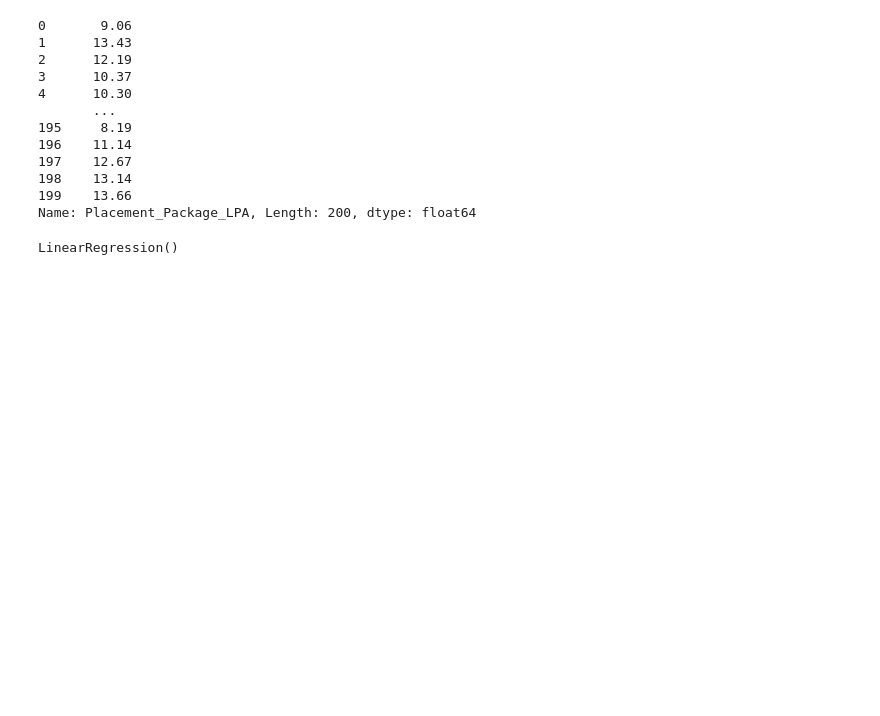
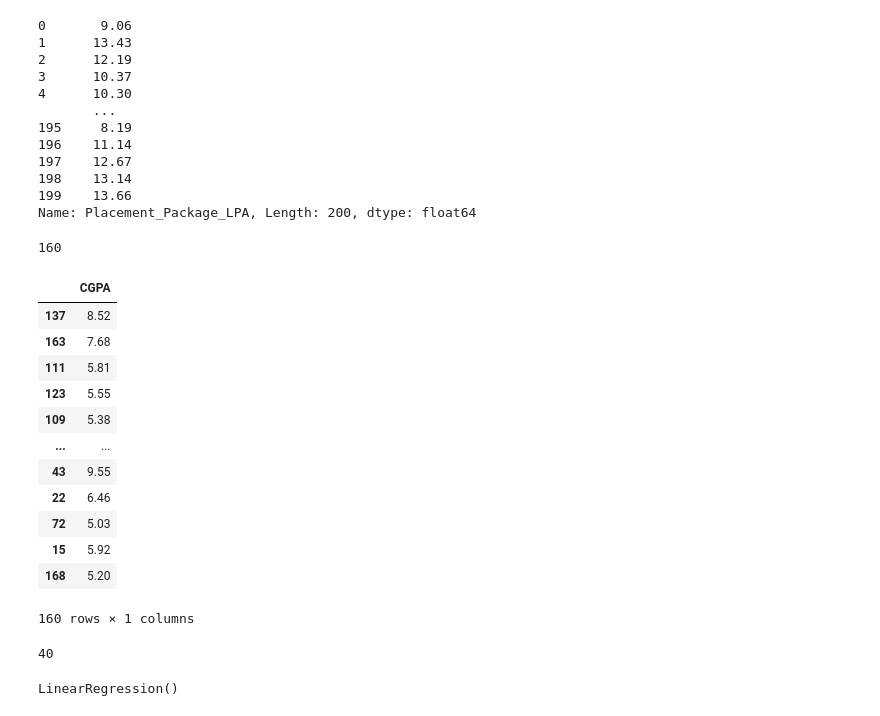
Before and after one commit to nikhilbishnoi-473/Python, a Jupyter notebook: linearRegression/linearRegressionCumpus.ipynb, the cells around one changed output. Cells and saved outputs as stored; diff of their text form; code cells hidden in the pictures; blank space fills up the shorter version.

```diff
--- a/linearRegression/linearRegressionCumpus.ipynb
+++ b/linearRegression/linearRegressionCumpus.ipynb
@@ -3,7 +3,7 @@ import numpy as np
 import pandas as pd
 import matplotlib.pyplot as plt
 # %%
-df = pd.read_csv('/Users/nikhilbishnoi/Desktop/python/placement_data.csv/placement_data.csv')
+df = pd.read_csv('/Users/nikhilbishnoi/Desktop - Nikhil’s MacBook Air - 1/python/placement_data.csv/placement_data.csv')
 df.head()
 # %% [output]
 |  | CGPA | Placement_Package_LPA |
@@ -56,6 +56,30 @@ Name: Placement_Package_LPA, Length: 200, dtype: float64
 # %%
 from sklearn.model_selection import train_test_split
 X_train, X_test, y_train , y_test = train_test_split(X,y ,test_size=0.2, random_state=2)
+# %%
+len(X_train)
+# %% [output]
+160
+# %%
+X_train
+# %% [output]
+|  | CGPA |
+| 137 | 8.52 |
+| 163 | 7.68 |
+| 111 | 5.81 |
+| 123 | 5.55 |
+| 109 | 5.38 |
+| ... | ... |
+| 43 | 9.55 |
+| 22 | 6.46 |
+| 72 | 5.03 |
+| 15 | 5.92 |
+| 168 | 5.20 |
+160 rows × 1 columns
+# %%
+len(y_test)
+# %% [output]
+40
 # %%
 from sklearn.linear_model import LinearRegression
 # %%
```
Also changed, not shown: 1 other file.
